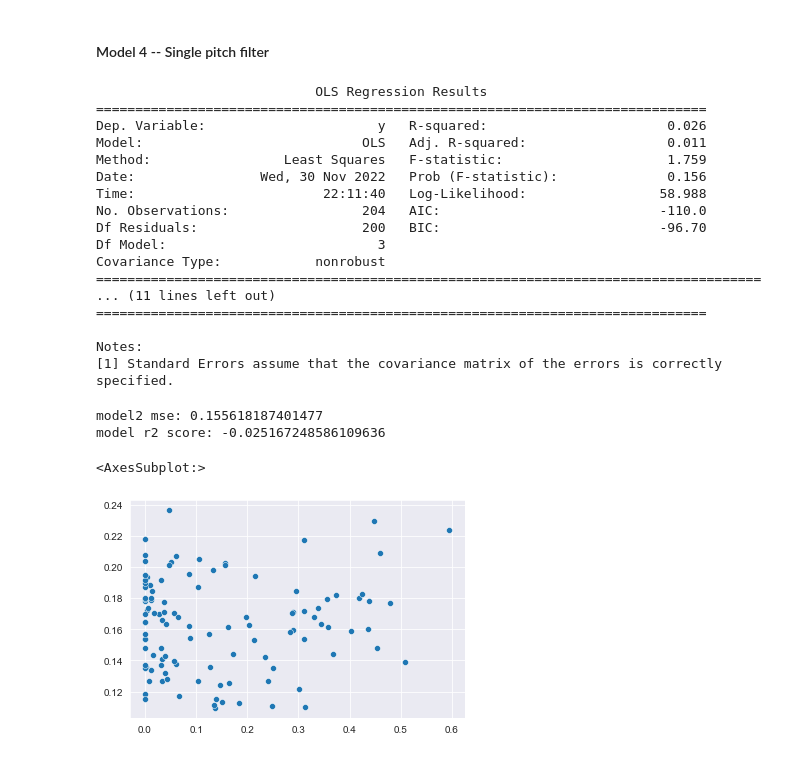
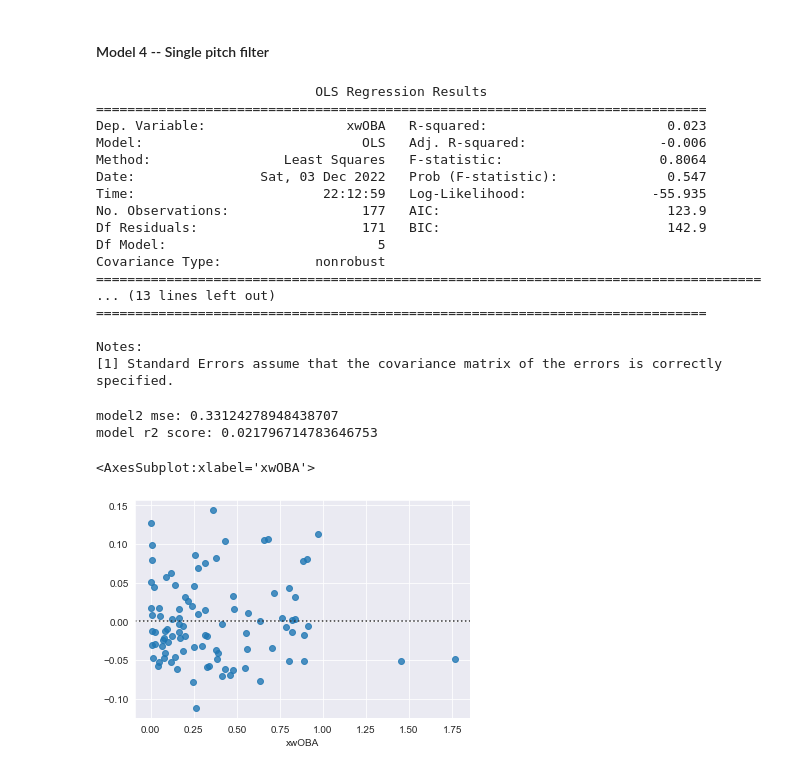
Before and after one commit to trpubz/DBacksAnalysis, a Jupyter notebook: 3Data Prep_Modeling/Data_Reg.ipynb, the cells around one changed output. Drawn from its saved outputs; the diff is of its cells as text; code cells hidden in the pictures.

```diff
--- a/3Data Prep_Modeling/Data_Reg.ipynb
+++ b/3Data Prep_Modeling/Data_Reg.ipynb
@@ -415,13 +391,13 @@ scores = pd.DataFrame(columns=['test scores', 'train scores', 'num features'])
 
 model2b = LinearRegression()
 
-for k in range(1, 30):
+for k in range(1, 28):
     # rfe = RFE(model, k)
 
     rfe = RFE(estimator=model2b, n_features_to_select=k)
-    fit = rfe.fit(X_train, y_train_trx)
-    train_score = fit.score(X_train, y_train_trx)
-    test_score = fit.score(X_test, y_test_trx)
+    fit = rfe.fit(X_train, y_train)
+    train_score = fit.score(X_train, y_train)
+    test_score = fit.score(X_test, y_test)
     if test_score < 0:
         continue
     run = pd.Series({'train scores': train_score, 'test scores': test_score,'num features': k})
@@ -435,15 +411,15 @@ for k in range(1, 30):
     print("Test Score: %2.3f" % test_score)
     print("----------")
 
-mod2b_feats = ['pitch_type_SI', 'zone_12', 'zone_13', 'zone_14']
-y_pred_mod2b = model2b.fit(X_train[mod2b_feats], y_train_trx).predict(X_test[mod2b_feats])
+mod2b_feats = ['const', 'pitch_type_SI', 'pitch_type_CU', 'zone_13']
+y_pred_mod2b = model2b.fit(X_train[mod2b_feats], y_train).predict(X_test[mod2b_feats])
 
-m2b_mse = mean_squared_error(y_test_trx, y_pred_mod2b, squared=False)
+m2b_mse = mean_squared_error(y_test, y_pred_mod2b, squared=False)
 print(f"model3 mse: {m2b_mse}")
 
-m2b_r2 = r2_score(y_test_trx, y_pred_mod2b)
-print(f"model r2 score: {m2b_r2}")
+m2b_r2 = r2_score(y_test, y_pred_mod2b)
+print(f"model3 r2 score: {m2b_r2}")
 
-print(f"aic: {sm.OLS(endog=y_train_trx, exog=X_train[mod2b_feats]).fit().aic}")
+print(f"aic: {sm.OLS(endog=y_train, exog=X_train[mod2b_feats]).fit().aic}")
 # %% [output]
 Num Features: 3
@@ -526,11 +515,11 @@ ax.legend()
 # %%
 # try groupby pitch_type
 # convert pitch dummies to single column
-org_pit_col_train = pd.from_dummies(X[['pitch_type_CH', 'pitch_type_CS', 'pitch_type_CU', 'pitch_type_FC', 'pitch_type_FF', 'pitch_type_FS', 'pitch_type_KC', 'pitch_type_SI', 'pitch_type_SL']], sep='pitch_type_')
+org_pit_col_train = pd.from_dummies(X[['pitch_type_CH', 'pitch_type_CU', 'pitch_type_FC', 'pitch_type_FF', 'pitch_type_FS', 'pitch_type_KC', 'pitch_type_SI', 'pitch_type_SL']], sep='pitch_type_')
 # drop dummy pitch_types from transformed train set
-X_grp_pit = X.drop(columns=['pitch_type_CH', 'pitch_type_CS', 'pitch_type_CU', 'pitch_type_FC', 'pitch_type_FF', 'pitch_type_FS', 'pitch_type_KC', 'pitch_type_SI', 'pitch_type_SL'], axis=1)
+X_grp_pit = X.drop(columns=['pitch_type_CH', 'pitch_type_CU', 'pitch_type_FC', 'pitch_type_FF', 'pitch_type_FS', 'pitch_type_KC', 'pitch_type_SI', 'pitch_type_SL'], axis=1)
 # # add back zipped column, need to use .values attribute or will have index issues
 X_grp_pit['pitch_type'] = org_pit_col_train.values
 # # groupby pitch_type
 X_ff = X_grp_pit.groupby(['pitch_type']).get_group('FF')
-X_ff = X_ff.drop(columns=['pitch_type', 'woba_value', 'spin_axis'])
+X_ff = X_ff.drop(columns=['pitch_type'])
@@ -580,25 +569,33 @@ Test trx set shape
 # %% [markdown]
 #### Model 4 -- Single pitch filter
 # %%
-model4_feats = ['const', 'release_speed', 'release_spin_rate', 'pfx_v']
+from sklearn.pipeline import make_pipeline
+from sklearn.model_selection import cross_val_score
+model4_feats = ['const', 'release_speed', 'release_spin_rate', 'pfx_x', 'pfx_z', 'pfx_v']
 
-model4 = sm.OLS(endog=y_train_trx, exog=X_train[model4_feats])
+# lm = LinearRegression()
+# pl = make_pipeline(nct, lm)
+#
+# cv = cross_val_score(estimator=pl, X=X_ff[num_feats], y=y, cv=200, scoring='neg_root_mean_squared_error')
+# cv.mean()
+
+model4 = sm.OLS(endog=y_train, exog=X_train[model4_feats])
 results4 = model4.fit()
 print(results4.summary())
 # %% [output]
                             OLS Regression Results
 ==============================================================================
-Dep. Variable:                      y   R-squared:                       0.026
-Model:                            OLS   Adj. R-squared:                  0.011
-Method:                 Least Squares   F-statistic:                     1.759
-Date:                Wed, 30 Nov 2022   Prob (F-statistic):              0.156
-Time:                        22:11:40   Log-Likelihood:                 58.988
-No. Observations:                 204   AIC:                            -110.0
-Df Residuals:                     200   BIC:                            -96.70
-Df Model:                           3
+Dep. Variable:                  xwOBA   R-squared:                       0.023
+Model:                            OLS   Adj. R-squared:                 -0.006
+Method:                 Least Squares   F-statistic:                    0.8064
+Date:                Sat, 03 Dec 2022   Prob (F-statistic):              0.547
+Time:                        22:12:59   Log-Likelihood:                -55.935
+No. Observations:                 177   AIC:                             123.9
+Df Residuals:                     171   BIC:                             142.9
+Df Model:                           5
 Covariance Type:            nonrobust
 =====================================================================================
-... (11 lines left out)
+... (13 lines left out)
 ==============================================================================
 
 Notes:
@@ -606,15 +603,15 @@ Notes:
 # %%
 xwOBA_pred4 = results4.predict(X_test[model4_feats])
 
-m4_mse = mean_squared_error(y_test_trx, xwOBA_pred4, squared=False)
+m4_mse = mean_squared_error(y_test, xwOBA_pred4, squared=False)
 print(f"model2 mse: {m4_mse}")
 
-m4_r2 = r2_score(y_test_trx, xwOBA_pred4)
+m4_r2 = r2_score(y_test, xwOBA_pred4)
 print(f"model r2 score: {m4_r2}")
 
-sns.scatterplot(y_test_trx, xwOBA_pred4)
+sns.residplot(y_test, xwOBA_pred4)
 # %% [output]
-model2 mse: 0.155618187401477
-model r2 score: -0.025167248586109636
+model2 mse: 0.33124278948438707
+model r2 score: 0.021796714783646753
-<AxesSubplot:>
+<AxesSubplot:xlabel='xwOBA'>
-[figure, old version]
+[figure, new version]
```
Also changed, not shown: parts of 23 cells of this notebook.
